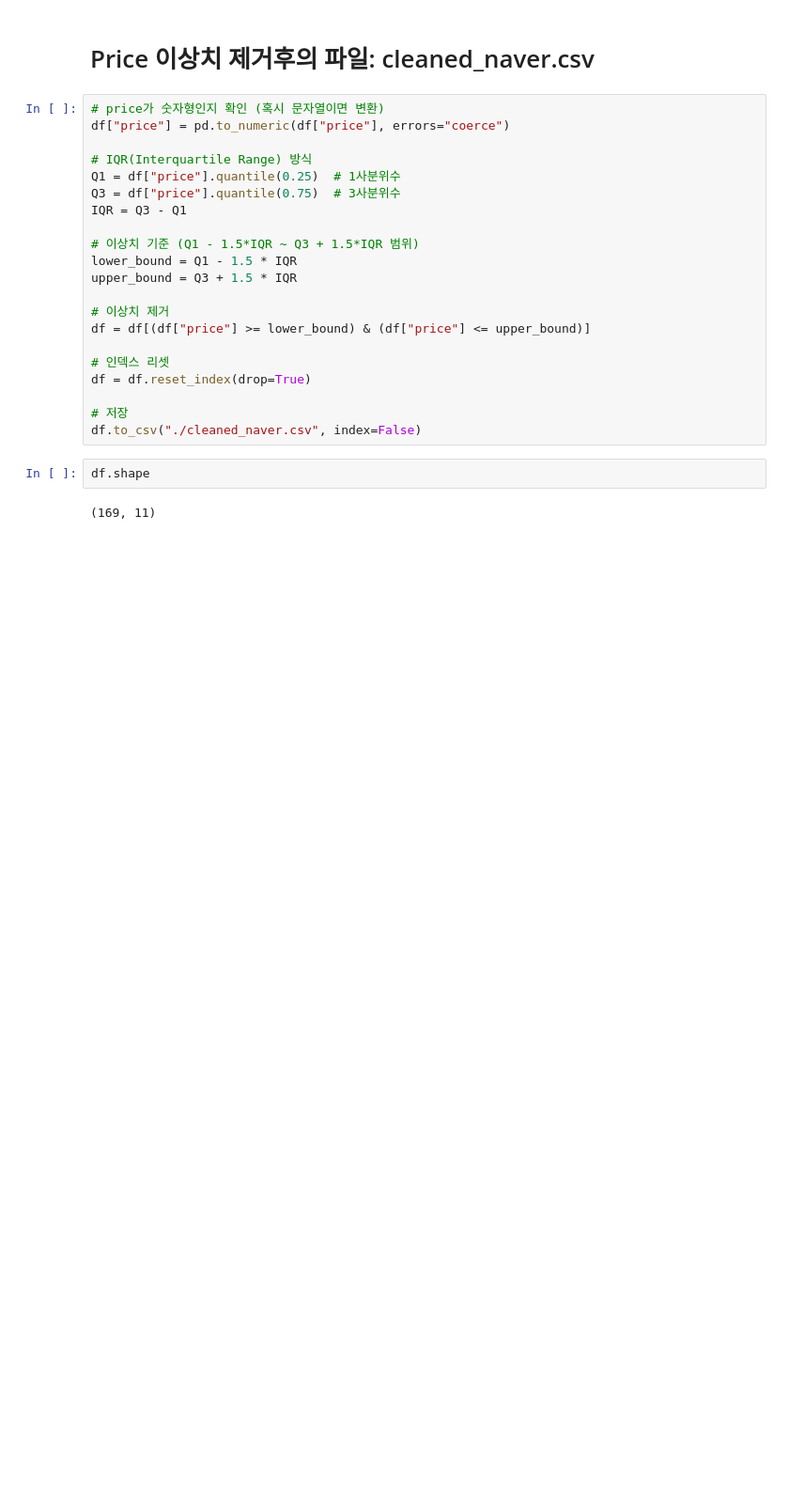
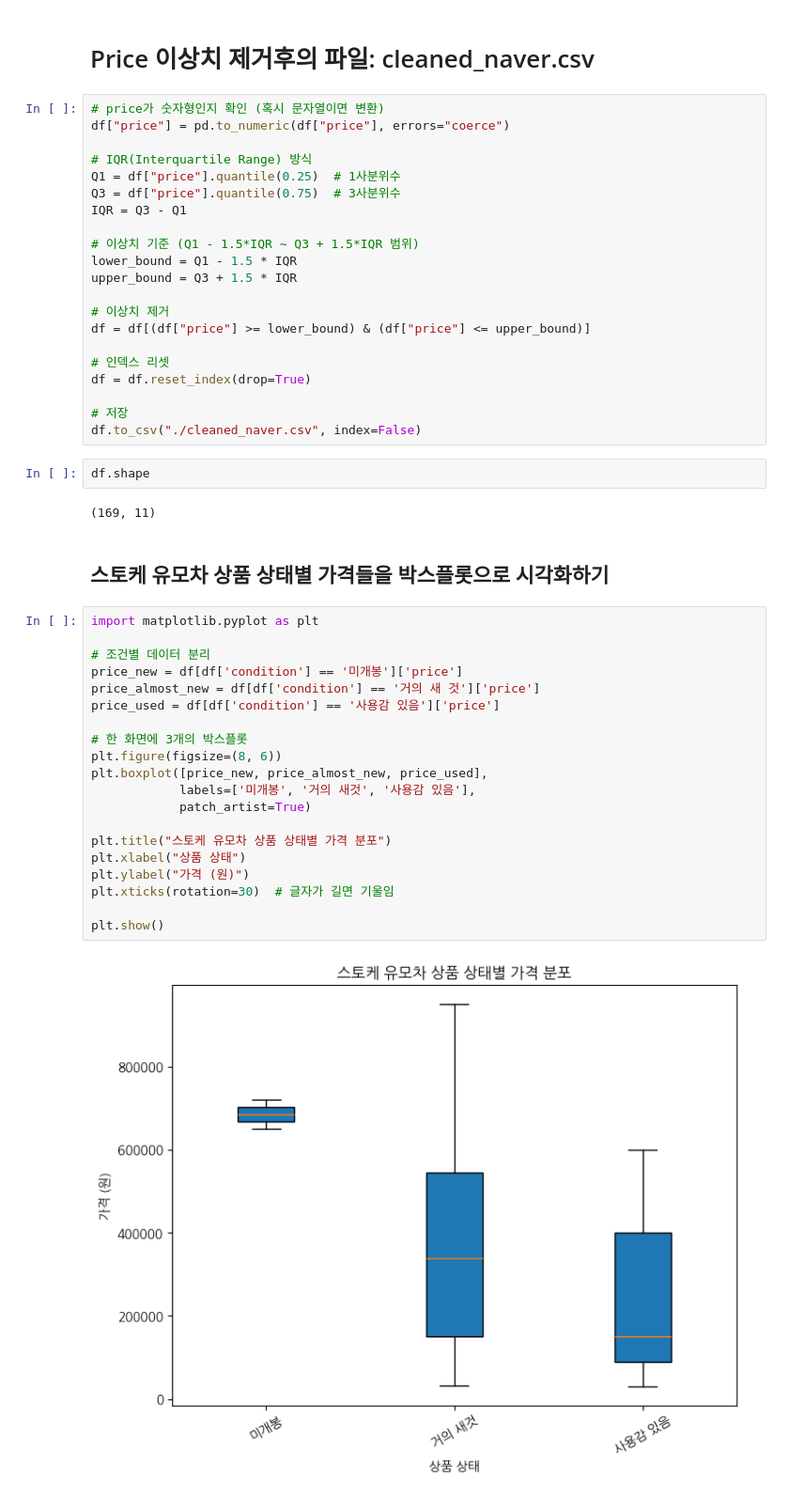
Before and after one commit to walker0625/second-handed-strollers-price-predict-project-mldl, a Jupyter notebook: src/preprocessed/naver_preprocessed.ipynb, the cells around one changed output. Shown at 94% size. Drawn from its saved outputs; the diff is of its cells as text; blank space fills up the shorter version.

Commit message:
feat: boxplot matplotlib visualization

```diff
--- a/src/preprocessed/naver_preprocessed.ipynb
+++ b/src/preprocessed/naver_preprocessed.ipynb
@@ -345,3 +345,27 @@ df.to_csv("./cleaned_naver.csv", index=False)
 df.shape
 # %% [output]
 (169, 11)
+# %% [markdown]
+## 스토케 유모차 상품 상태별 가격들을 박스플롯으로 시각화하기
+# %%
+import matplotlib.pyplot as plt
+
+# 조건별 데이터 분리
+price_new = df[df['condition'] == '미개봉']['price']
+price_almost_new = df[df['condition'] == '거의 새 것']['price']
+price_used = df[df['condition'] == '사용감 있음']['price']
+
+# 한 화면에 3개의 박스플롯
+plt.figure(figsize=(8, 6))
+plt.boxplot([price_new, price_almost_new, price_used],
+            labels=['미개봉', '거의 새것', '사용감 있음'],
+            patch_artist=True)
+
+plt.title("스토케 유모차 상품 상태별 가격 분포")
+plt.xlabel("상품 상태")
+plt.ylabel("가격 (원)")
+plt.xticks(rotation=30)  # 글자가 길면 기울임
+
+plt.show()
+# %% [output]
+[figure, added]
```
